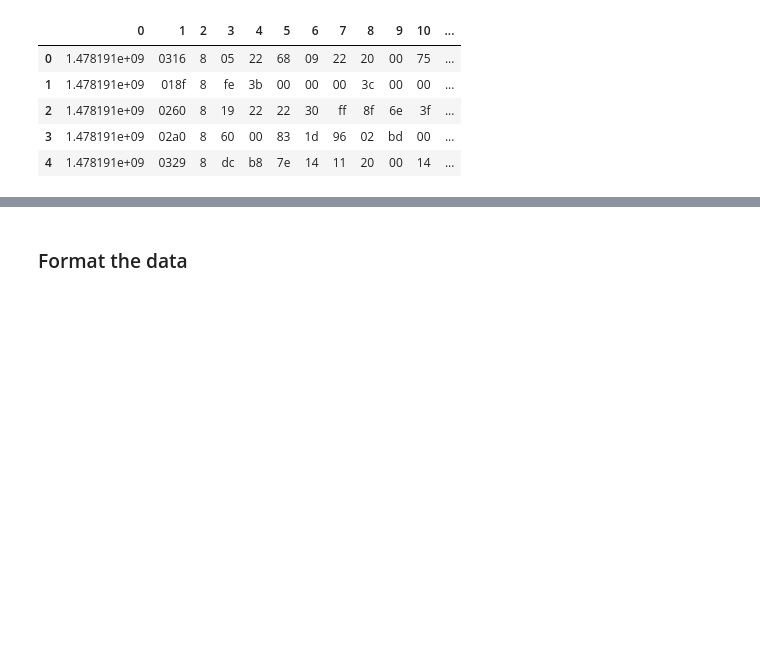
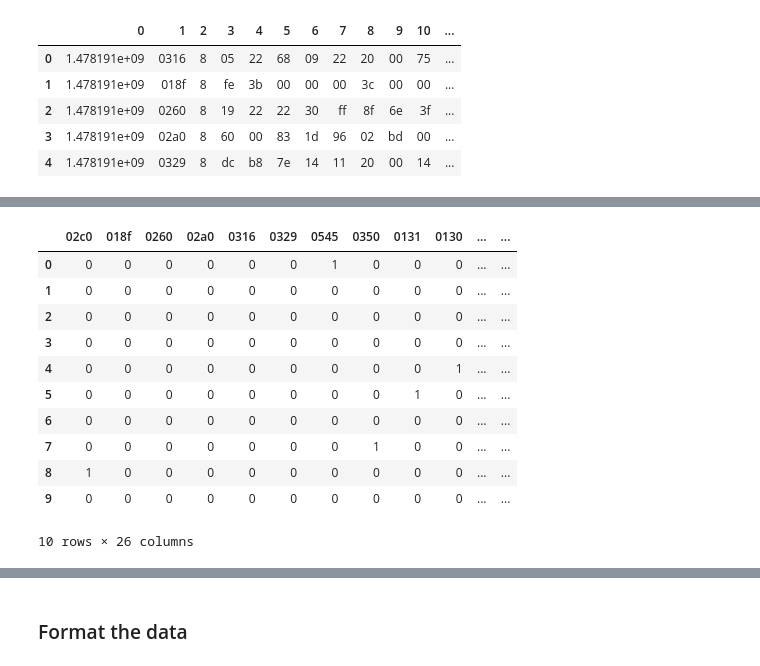
Before and after one commit to NachoDave/Automated-Vehicle-Anomalous-Driving-Behaviour, a Jupyter notebook: CAMs_Autoencoder_project_model.ipynb, the cells around one changed output, grey strips where cells are left out. Saved outputs shown, nothing was run; the diff lists cells and outputs as text; code cells hidden in the pictures; blank space fills up the shorter version.

Commit message:
Function to format all of the datasets

```diff
--- a/CAMs_Autoencoder_project_model.ipynb
+++ b/CAMs_Autoencoder_project_model.ipynb
@@ -42,0 +155,3 @@ rpm_df.head()
+# %%
+fuzz_df = pd.read_csv(f"{dataset_dir}/Fuzzy_dataset.csv", header=None, on_bad_lines='skip')
+fuzz_df.head()
@@ -42,0 +192,8 @@ rpm_df.head()
+# %%
+## Value counts for the CAN Bus IDs
+#normal_df['ID'].value_counts() #> 50000
+
+high_freq_entries = normal_df['ID'].value_counts()
+normal_can_bus_IDs = high_freq_entries[high_freq_entries > 50000].index.tolist()
+
+normal_can_bus_IDs
@@ -42,0 +218,41 @@ rpm_df.head()
+# %%
+labelled_cans = normal_can_bus_IDs
+
+ddf = normal_df[0:100]
+ddf = fuzz_df[0:10]
+
+
+def format_CAN_bus_data(df:pd.DataFrame, labelled_cans) -> pd.DataFrame:
+  # Rows with only two bytes have nans
+  df = df.iloc[:,0:11] # remove the last column
+  df.loc[~(df.iloc[:,1].isin(labelled_cans)), df.columns[1]] = 9999 # any bus ids not in the main list
+
+  one_hot_ids = labelled_cans + ['9999']
+  one_hot_ids
+
+  df.replace(to_replace = np.nan, value = '00', inplace=True) # replace the NaNs
+  df.replace(to_replace = 'R', value = '00', inplace=True) # replace the R Values in the 5 column for the 2 byte channels
+
+  # Get the bus Ids and convert to numbers then to one hot encoding
+  df[df.columns[1]] = pd.Categorical(df[df.columns[1]], categories=one_hot_ids)
+  bus_id_one_hot = pd.get_dummies(df[df.columns[1]], columns=one_hot_ids).astype(int)
+
+  # Get the payload and convert to int
+  payload = df.iloc[:,3:11].applymap(int,base=16)/255
+
+  return pd.concat([bus_id_one_hot, payload], axis=1)
+
+format_CAN_bus_data(ddf, labelled_cans)
+# %% [output]
+|  | 02c0 | 018f | 0260 | 02a0 | 0316 | 0329 | 0545 | 0350 | 0131 | 0130 | ... | ... |
+| 0 | 0 | 0 | 0 | 0 | 0 | 0 | 1 | 0 | 0 | 0 | ... | ... |
+| 1 | 0 | 0 | 0 | 0 | 0 | 0 | 0 | 0 | 0 | 0 | ... | ... |
+| 2 | 0 | 0 | 0 | 0 | 0 | 0 | 0 | 0 | 0 | 0 | ... | ... |
+| 3 | 0 | 0 | 0 | 0 | 0 | 0 | 0 | 0 | 0 | 0 | ... | ... |
+| 4 | 0 | 0 | 0 | 0 | 0 | 0 | 0 | 0 | 0 | 1 | ... | ... |
+| 5 | 0 | 0 | 0 | 0 | 0 | 0 | 0 | 0 | 1 | 0 | ... | ... |
+| 6 | 0 | 0 | 0 | 0 | 0 | 0 | 0 | 0 | 0 | 0 | ... | ... |
+| 7 | 0 | 0 | 0 | 0 | 0 | 0 | 0 | 1 | 0 | 0 | ... | ... |
+| 8 | 1 | 0 | 0 | 0 | 0 | 0 | 0 | 0 | 0 | 0 | ... | ... |
+| 9 | 0 | 0 | 0 | 0 | 0 | 0 | 0 | 0 | 0 | 0 | ... | ... |
+10 rows × 26 columns
```
Also changed, not shown: parts of 16 cells of this notebook.
